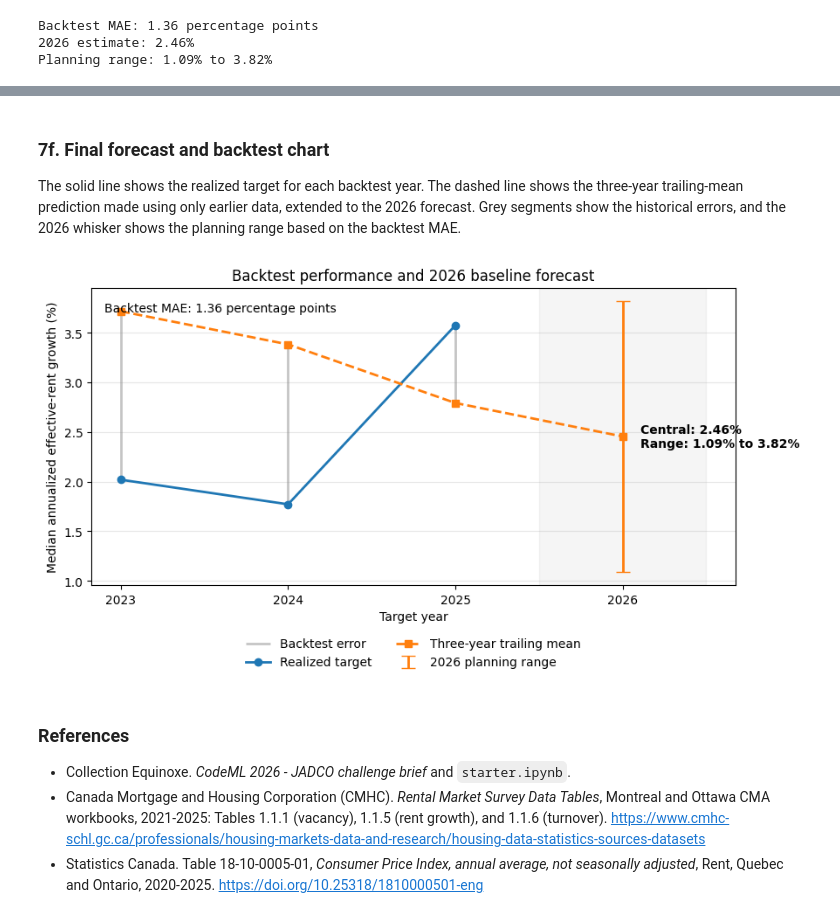
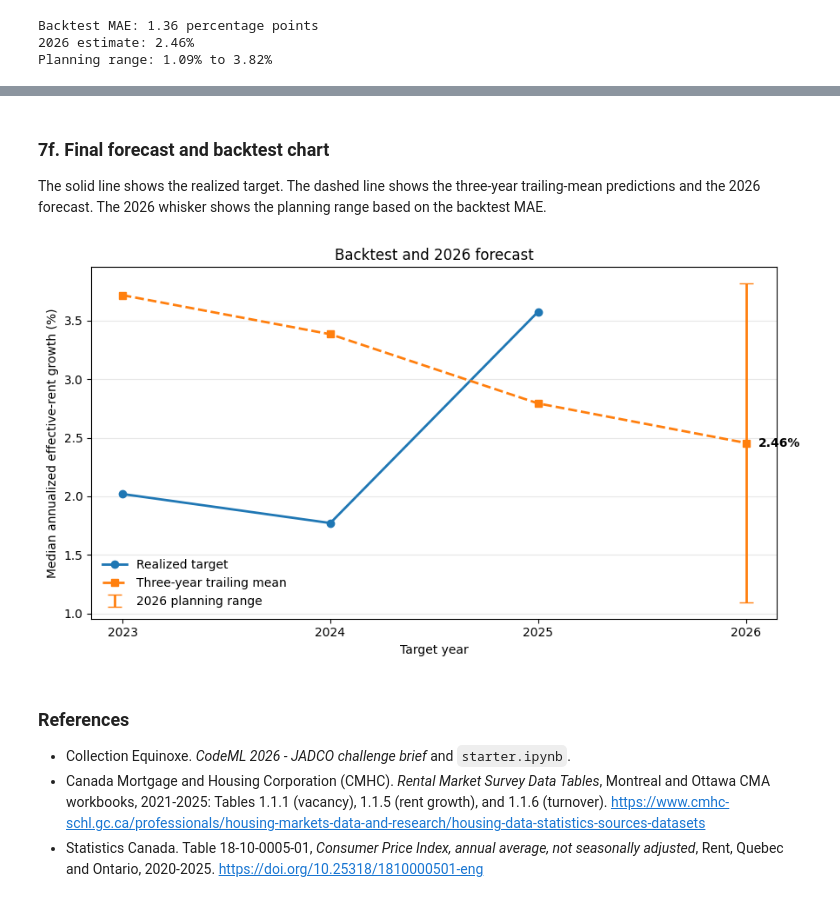
Before and after one commit to serafii/CodeML2026, a Jupyter notebook: rent_forecasting.ipynb, the cells around one changed output, grey strips where cells are left out. Drawn from its saved outputs; the diff is of its cells as text; code cells hidden in the pictures.

```diff
--- a/rent_forecasting.ipynb
+++ b/rent_forecasting.ipynb
@@ -1364,32 +1136,18 @@ The final approach remains simple and reproducible: external and asking indicato
 # %% [markdown]
 ### 7f. Final forecast and backtest chart
 
-The solid line shows the realized target for each backtest year. The dashed line shows the three-year trailing-mean prediction made using only earlier data, extended to the 2026 forecast. Grey segments show the historical errors, and the 2026 whisker shows the planning range based on the backtest MAE.
+The solid line shows the realized target. The dashed line shows the three-year trailing-mean predictions and the 2026 forecast. The 2026 whisker shows the planning range based on the backtest MAE.
 # %%
 chart_years = BACKTEST_YEARS + [FORECAST_YEAR]
 chart_predictions = pd.Series(
-    [
-        *backtest_results["prediction_pct"].tolist(),
-        final_estimate,
-    ],
+    [*backtest_results["prediction_pct"], final_estimate],
     index=chart_years,
 )
-chart_actuals = backtest_results["actual_pct"]
 
 fig, ax = plt.subplots(figsize=(9, 5))
-
-ax.vlines(
-    BACKTEST_YEARS,
-    chart_actuals,
-    chart_predictions.loc[BACKTEST_YEARS],
-    color="grey",
-    alpha=0.45,
-    linewidth=2,
-    label="Backtest error",
-)
 ax.plot(
     BACKTEST_YEARS,
-    chart_actuals,
+    backtest_results["actual_pct"],
     marker="o",
     linewidth=2,
     label="Realized target",
@@ -1399,61 +1157,38 @@ ax.plot(
     chart_predictions,
     marker="s",
     linestyle="--",
     linewidth=2,
     label="Three-year trailing mean",
 )
 ax.errorbar(
     FORECAST_YEAR,
     final_estimate,
     yerr=backtest_mae,
     fmt="none",
     color="tab:orange",
     capsize=6,
     linewidth=2,
     label="2026 planning range",
 )
-
-ax.axvspan(
-    FORECAST_YEAR - 0.5,
-    FORECAST_YEAR + 0.5,
-    color="grey",
-    alpha=0.08,
-)
 ax.annotate(
-    (
-        f"Central: {final_estimate:.2f}%\n"
-        f"Range: {forecast_low:.2f}% to {forecast_high:.2f}%"
-    ),
+    f"{final_estimate:.2f}%",
     xy=(FORECAST_YEAR, final_estimate),
-    xytext=(15, 0),
+    xytext=(10, 0),
     textcoords="offset points",
-    ha="left",
     va="center",
     fontweight="bold",
-)
-ax.text(
-    0.02,
-    0.95,
-    f"Backtest MAE: {backtest_mae:.2f} percentage points",
-    transform=ax.transAxes,
-    va="top",
 )
 
 ax.set_xticks(chart_years)
 ax.set_xlabel("Target year")
 ax.set_ylabel("Median annualized effective-rent growth (%)")
-ax.set_title("Backtest performance and 2026 baseline forecast")
+ax.set_title("Backtest and 2026 forecast")
 ax.grid(axis="y", alpha=0.3)
-ax.legend(
-    frameon=False,
-    ncol=2,
-    loc="upper center",
-    bbox_to_anchor=(0.5, -0.14),
-)
+ax.legend(frameon=False)
 plt.tight_layout()
 plt.show()
 # %% [output]
-[figure, old version]
+[figure, new version]
 # %% [markdown]
 ### References
 
```
Also changed, not shown: parts of 23 cells of this notebook, 2 other files.
